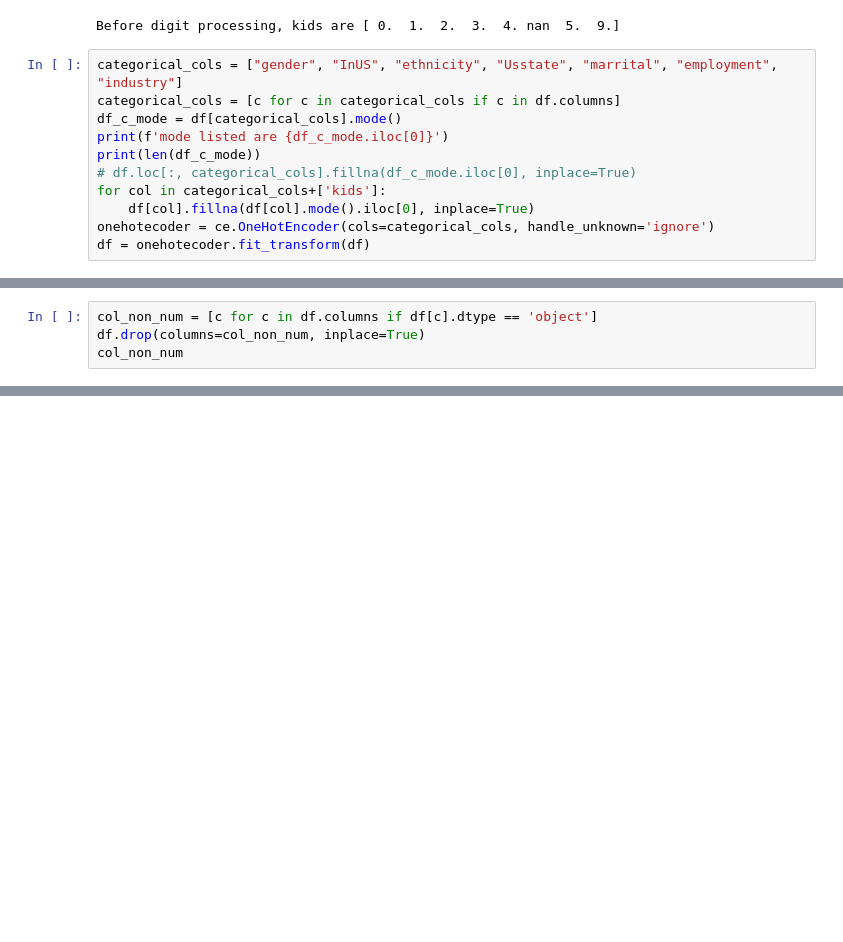
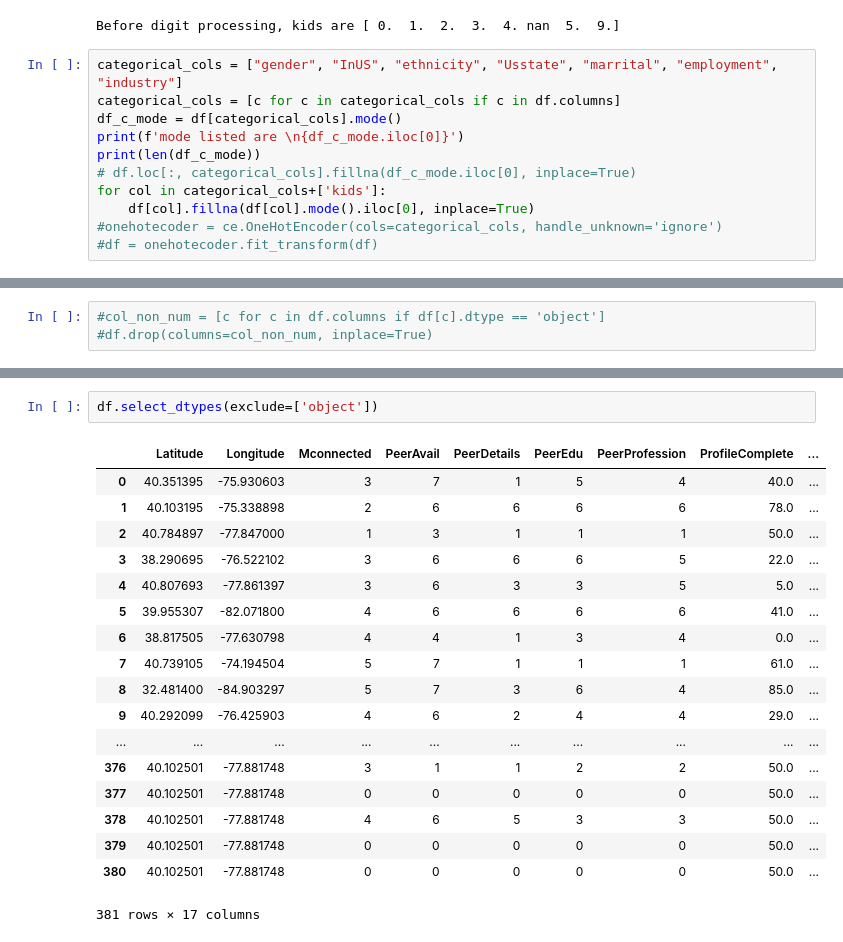
Before and after one commit to snowshine09/ml_clustering, a Jupyter notebook: mongo-clustering.ipynb, the cells around one changed output, grey strips where cells are left out. Saved outputs shown, nothing was run; the diff lists cells and outputs as text; blank space fills up the shorter version.

```diff
--- a/mongo-clustering.ipynb
+++ b/mongo-clustering.ipynb
@@ -153,11 +152,11 @@ Before digit processing, kids are [ 0.  1.  2.  3.  4. nan  5.  9.]
 categorical_cols = ["gender", "InUS", "ethnicity", "Usstate", "marrital", "employment", "industry"]
 categorical_cols = [c for c in categorical_cols if c in df.columns]
 df_c_mode = df[categorical_cols].mode()
-print(f'mode listed are {df_c_mode.iloc[0]}')
+print(f'mode listed are \n{df_c_mode.iloc[0]}')
 print(len(df_c_mode))
 # df.loc[:, categorical_cols].fillna(df_c_mode.iloc[0], inplace=True)
 for col in categorical_cols+['kids']:
     df[col].fillna(df[col].mode().iloc[0], inplace=True)
-onehotecoder = ce.OneHotEncoder(cols=categorical_cols, handle_unknown='ignore')
-df = onehotecoder.fit_transform(df)
+#onehotecoder = ce.OneHotEncoder(cols=categorical_cols, handle_unknown='ignore')
+#df = onehotecoder.fit_transform(df)
 # %% [output]
@@ -166,4 +173,3 @@ mode listed are Series([], Name: 0, dtype: float64)
 # %%
-col_non_num = [c for c in df.columns if df[c].dtype == 'object']
-df.drop(columns=col_non_num, inplace=True)
-col_non_num
+#col_non_num = [c for c in df.columns if df[c].dtype == 'object']
+#df.drop(columns=col_non_num, inplace=True)
@@ -238,0 +275,21 @@ array([[0.        , 0.07188543, 0.05294517, ..., 0.02568973, 0.02568973,
+# %%
+df.select_dtypes(exclude=['object'])
+# %% [output]
+|  | Latitude | Longitude | Mconnected | PeerAvail | PeerDetails | PeerEdu | PeerProfession | ProfileComplete | ... |
+| 0 | 40.351395 | -75.930603 | 3 | 7 | 1 | 5 | 4 | 40.0 | ... |
+| 1 | 40.103195 | -75.338898 | 2 | 6 | 6 | 6 | 6 | 78.0 | ... |
+| 2 | 40.784897 | -77.847000 | 1 | 3 | 1 | 1 | 1 | 50.0 | ... |
+| 3 | 38.290695 | -76.522102 | 3 | 6 | 6 | 6 | 5 | 22.0 | ... |
+| 4 | 40.807693 | -77.861397 | 3 | 6 | 3 | 3 | 5 | 5.0 | ... |
+| 5 | 39.955307 | -82.071800 | 4 | 6 | 6 | 6 | 6 | 41.0 | ... |
+| 6 | 38.817505 | -77.630798 | 4 | 4 | 1 | 3 | 4 | 0.0 | ... |
+| 7 | 40.739105 | -74.194504 | 5 | 7 | 1 | 1 | 1 | 61.0 | ... |
+| 8 | 32.481400 | -84.903297 | 5 | 7 | 3 | 6 | 4 | 85.0 | ... |
+| 9 | 40.292099 | -76.425903 | 4 | 6 | 2 | 4 | 4 | 29.0 | ... |
+| ... | ... | ... | ... | ... | ... | ... | ... | ... | ... |
+| 376 | 40.102501 | -77.881748 | 3 | 1 | 1 | 2 | 2 | 50.0 | ... |
+| 377 | 40.102501 | -77.881748 | 0 | 0 | 0 | 0 | 0 | 50.0 | ... |
+| 378 | 40.102501 | -77.881748 | 4 | 6 | 5 | 3 | 3 | 50.0 | ... |
+| 379 | 40.102501 | -77.881748 | 0 | 0 | 0 | 0 | 0 | 50.0 | ... |
+| 380 | 40.102501 | -77.881748 | 0 | 0 | 0 | 0 | 0 | 50.0 | ... |
+381 rows × 17 columns
```
Also changed, not shown: parts of 18 cells of this notebook, 1 other file.
